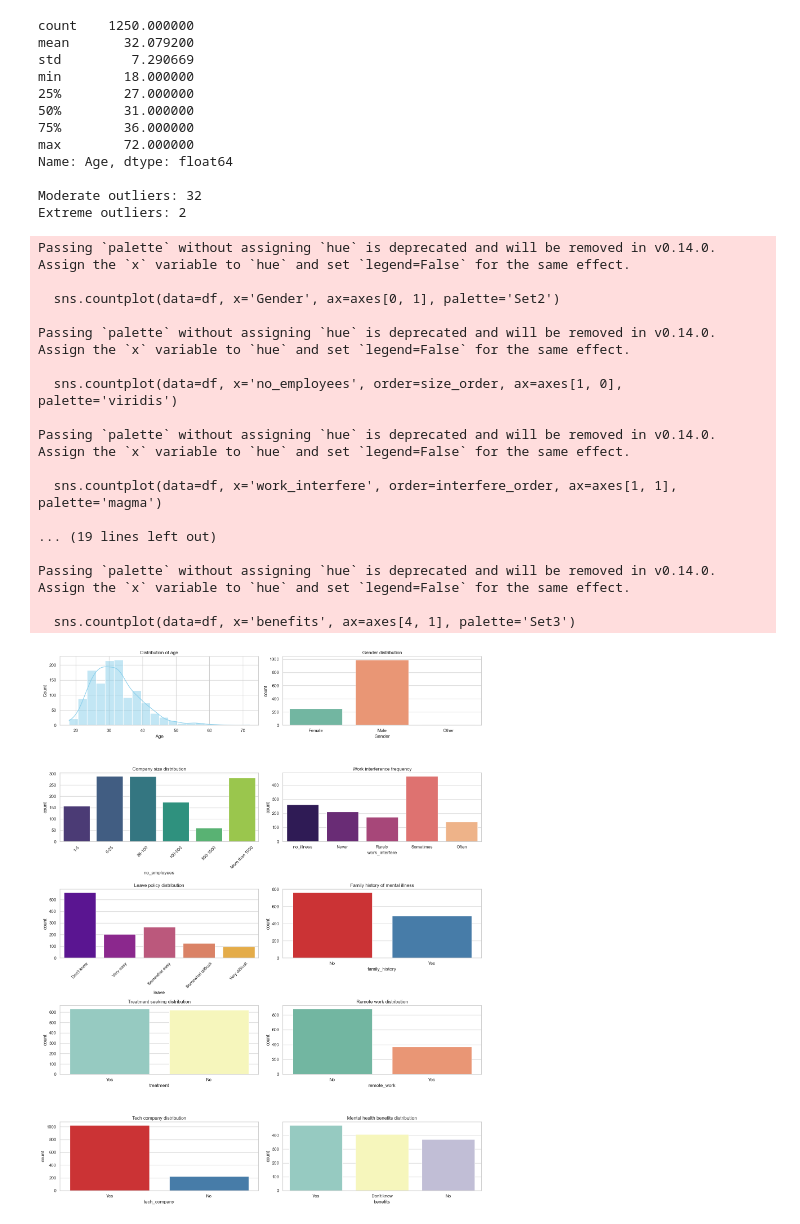
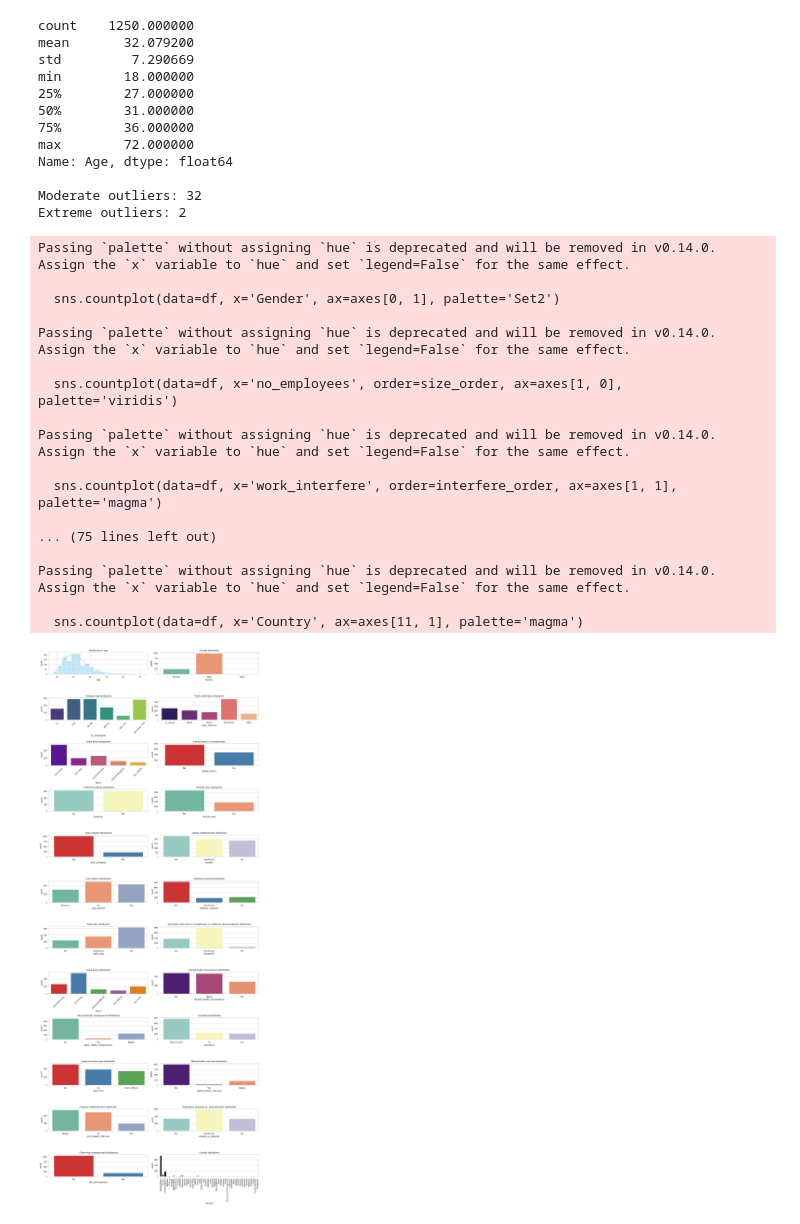
Before and after one commit to natalia5678/dm_project_imported, a Jupyter notebook: projDM.ipynb, the cells around one changed output. Drawn from its saved outputs; the diff is of its cells as text; code cells hidden in the pictures.

```diff
--- a/projDM.ipynb
+++ b/projDM.ipynb
@@ -168,7 +168,7 @@ Extreme outliers: 2
 # %%
 # EDA - exploratory data analysis
 sns.set_theme(style="whitegrid")
-fig, axes = plt.subplots(5, 2, figsize=(16, 20))
+fig, axes = plt.subplots(12, 2, figsize=(16, 40))
 
 sns.histplot(data=df, x='Age', ax=axes[0, 0], color='skyblue', bins=20, kde=True)
 axes[0, 0].set_title('Distribution of age')
@@ -196,33 +196,81 @@ axes[2, 1].set_title('Family history of mental illness')
 sns.countplot(data=df, x='treatment', ax=axes[3, 0], palette='Set3')
 axes[3, 0].set_title('Treatment seeking distribution')
 
 sns.countplot(data=df, x='remote_work', ax=axes[3, 1], palette='Set2')
 axes[3, 1].set_title('Remote work distribution')
 
 sns.countplot(data=df, x='tech_company', ax=axes[4, 0], palette='Set1')
 axes[4, 0].set_title('Tech company distribution')
 
 sns.countplot(data=df, x='benefits', ax=axes[4, 1], palette='Set3')
 axes[4, 1].set_title('Mental health benefits distribution')
 
+sns.countplot(data=df, x='care_options', ax=axes[5, 0], palette='Set2')
+axes[5, 0].set_title('Care options distribution')
+
+sns.countplot(data=df, x='wellness_program', ax=axes[5, 1], palette='Set1')
+axes[5, 1].set_title('Wellness program distribution')
+
+sns.countplot(data=df, x='seek_help', ax=axes[6, 0], palette='Set2')
+axes[6, 0].set_title('Seek help distribution')
+
+sns.countplot(data=df, x='anonymity', ax=axes[6, 1], palette='Set3')
+axes[6, 1].set_title('Anonymity protection for mental health or substance abuse treatment distribution')
+
+sns.countplot(data=df, x='leave', ax=axes[7, 0], palette='Set1')
+axes[7, 0].set_title('Leave policy distribution')
+axes[7, 0].tick_params(axis='x', rotation=45)
+
+sns.countplot(data=df, x='mental_health_consequence',ax=axes[7, 1], palette='magma')
+axes[7, 1].set_title('Mental health consequence distribution')
+
+sns.countplot(data=df, x='phys_health_consequence', ax=axes[8, 0], palette='Set2')
+axes[8, 0].set_title('Physical health consequence distribution')
+
+sns.countplot(data=df, x='coworkers', ax=axes[8, 1], palette='Set3')
+axes[8, 1].set_title('Coworkers distribution')
+
+sns.countplot(data=df, x='supervisor', ax=axes[9, 0], palette='Set1')
+axes[9, 0].set_title('Supervisor discussiondistribution')
+
+sns.countplot(data=df, x='mental_health_interview', ax=axes[9, 1], palette='magma')
+axes[9, 1].set_title('Mental health interview distribution')
+
+sns.countplot(data=df, x='phys_health_interview', ax=axes[10, 0], palette='Set2')
+axes[10, 0].set_title('Physical health interview distribution')
+
+sns.countplot(data=df, x='mental_vs_physical', ax=axes[10, 1], palette='Set3')
+axes[10, 1].set_title('Importance of mental vs. physical health distribution')
+
+sns.countplot(data=df, x='obs_consequence', ax=axes[11, 0], palette='Set1')
+axes[11, 0].set_title('Observing consequences distribution')
+
+sns.countplot(data=df, x='Country', ax=axes[11, 1], palette='magma')
+axes[11, 1].set_title('Country distribution')
+axes[11, 1].tick_params(axis='x', rotation=90)
+
 plt.tight_layout()
 plt.show()
+
+# display count per country
+country_counts = df['Country'].value_counts()
+print(country_counts)
 # %% [output]
 Passing `palette` without assigning `hue` is deprecated and will be removed in v0.14.0. Assign the `x` variable to `hue` and set `legend=False` for the same effect.
 
   sns.countplot(data=df, x='Gender', ax=axes[0, 1], palette='Set2')
 
 Passing `palette` without assigning `hue` is deprecated and will be removed in v0.14.0. Assign the `x` variable to `hue` and set `legend=False` for the same effect.
 
   sns.countplot(data=df, x='no_employees', order=size_order, ax=axes[1, 0], palette='viridis')
 
 Passing `palette` without assigning `hue` is deprecated and will be removed in v0.14.0. Assign the `x` variable to `hue` and set `legend=False` for the same effect.
 
   sns.countplot(data=df, x='work_interfere', order=interfere_order, ax=axes[1, 1], palette='magma')
 
-... (19 lines left out)
+... (75 lines left out)
 
 Passing `palette` without assigning `hue` is deprecated and will be removed in v0.14.0. Assign the `x` variable to `hue` and set `legend=False` for the same effect.
 
-  sns.countplot(data=df, x='benefits', ax=axes[4, 1], palette='Set3')
+  sns.countplot(data=df, x='Country', ax=axes[11, 1], palette='magma')
-[figure, old version]
+[figure, new version]
```
Also changed, not shown: parts of 2 cells of this notebook.
